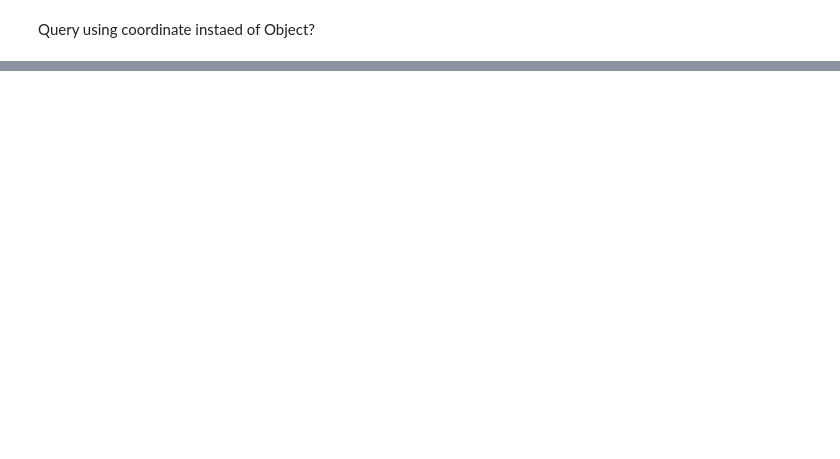
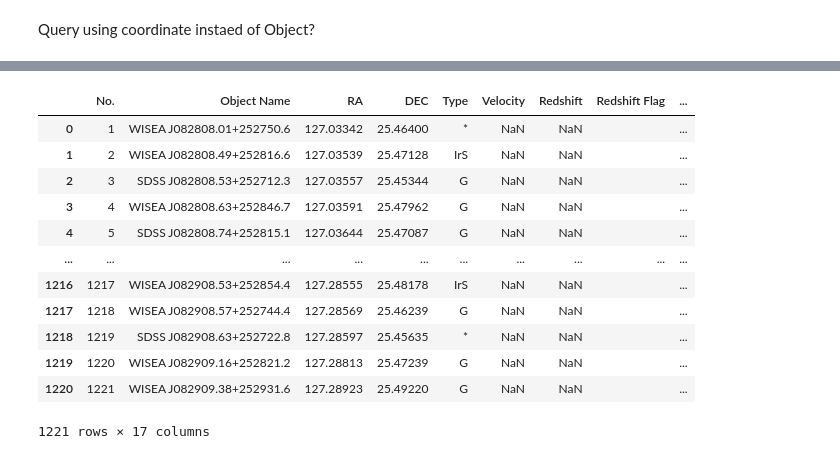
Before and after one commit to Lim1029/SIF3004, a Jupyter notebook: all_surveys_5c7.ipynb, the cells around one changed output, grey strips where cells are left out. Cells and saved outputs as stored; diff of their text form; code cells hidden in the pictures; blank space fills up the shorter version.

```diff
--- a/all_surveys_5c7.ipynb
+++ b/all_surveys_5c7.ipynb
@@ -194,0 +99,16 @@ survey[0].meta['description']
+# %%
+ned_result
+# %% [output]
+|  | No. | Object Name | RA | DEC | Type | Velocity | Redshift | Redshift Flag | ... |
+| 0 | 1 | WISEA J082808.01+252750.6 | 127.03342 | 25.46400 | * | NaN | NaN |  | ... |
+| 1 | 2 | WISEA J082808.49+252816.6 | 127.03539 | 25.47128 | IrS | NaN | NaN |  | ... |
+| 2 | 3 | SDSS J082808.53+252712.3 | 127.03557 | 25.45344 | G | NaN | NaN |  | ... |
+| 3 | 4 | WISEA J082808.63+252846.7 | 127.03591 | 25.47962 | G | NaN | NaN |  | ... |
+| 4 | 5 | SDSS J082808.74+252815.1 | 127.03644 | 25.47087 | G | NaN | NaN |  | ... |
+| ... | ... | ... | ... | ... | ... | ... | ... | ... | ... |
+| 1216 | 1217 | WISEA J082908.53+252854.4 | 127.28555 | 25.48178 | IrS | NaN | NaN |  | ... |
+| 1217 | 1218 | WISEA J082908.57+252744.4 | 127.28569 | 25.46239 | G | NaN | NaN |  | ... |
+| 1218 | 1219 | SDSS J082908.63+252722.8 | 127.28597 | 25.45635 | * | NaN | NaN |  | ... |
+| 1219 | 1220 | WISEA J082909.16+252821.2 | 127.28813 | 25.47239 | G | NaN | NaN |  | ... |
+| 1220 | 1221 | WISEA J082909.38+252931.6 | 127.28923 | 25.49220 | G | NaN | NaN |  | ... |
+1221 rows × 17 columns
```
Also changed, not shown: parts of 16 cells of this notebook.
